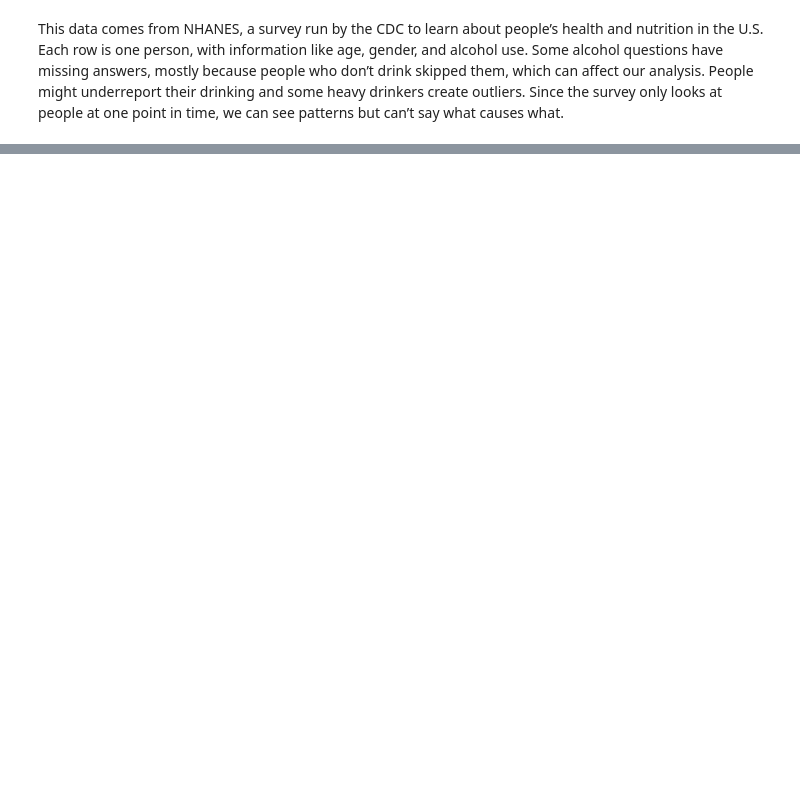
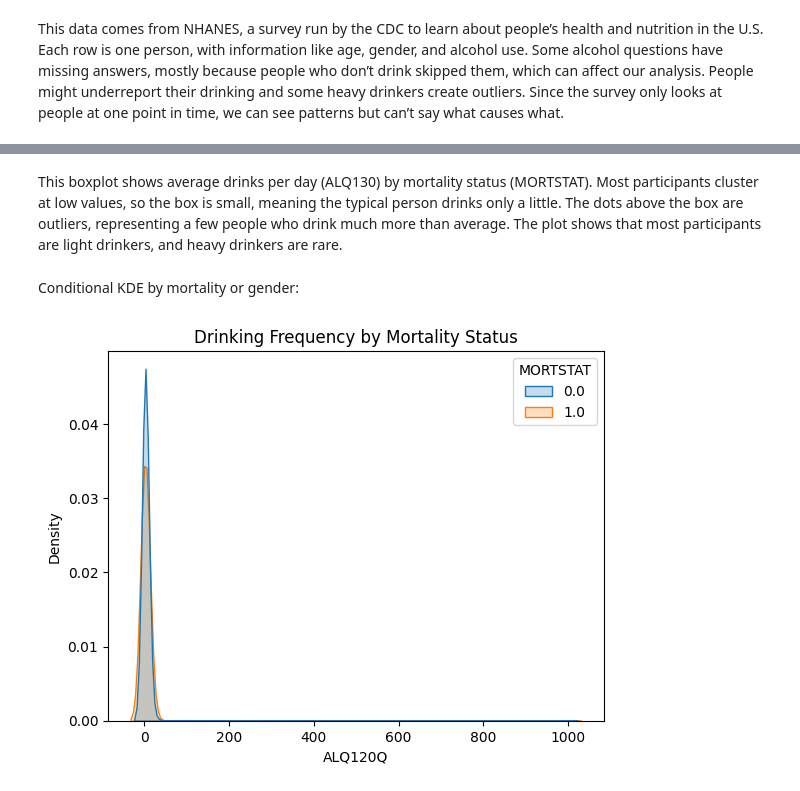
Before and after one commit to clairicelou/project_1_bsds, a Jupyter notebook: Project1_DS3021.ipynb, the cells around one changed output, grey strips where cells are left out. Drawn from its saved outputs; the diff is of its cells as text; code cells hidden in the pictures; blank space fills up the shorter version.

```diff
--- a/Project1_DS3021.ipynb
+++ b/Project1_DS3021.ipynb
@@ -344,0 +384,10 @@ Describe the variables you selected to predict mortality and life expectancy, an
+# %% [markdown]
+This boxplot shows average drinks per day (ALQ130) by mortality status (MORTSTAT). Most participants cluster at low values, so the box is small, meaning the typical person drinks only a little. The dots above the box are outliers, representing a few people who drink much more than average. The plot shows that most participants are light drinkers, and heavy drinkers are rare.
+# %% [markdown]
+Conditional KDE by mortality or gender:
+# %%
+sns.kdeplot(data=df, x="ALQ120Q", hue="MORTSTAT", fill=True, common_norm=False)
+plt.title("Drinking Frequency by Mortality Status")
+plt.show()
+# %% [output]
+[figure, added]
```
Also changed, not shown: parts of 19 cells of this notebook.
